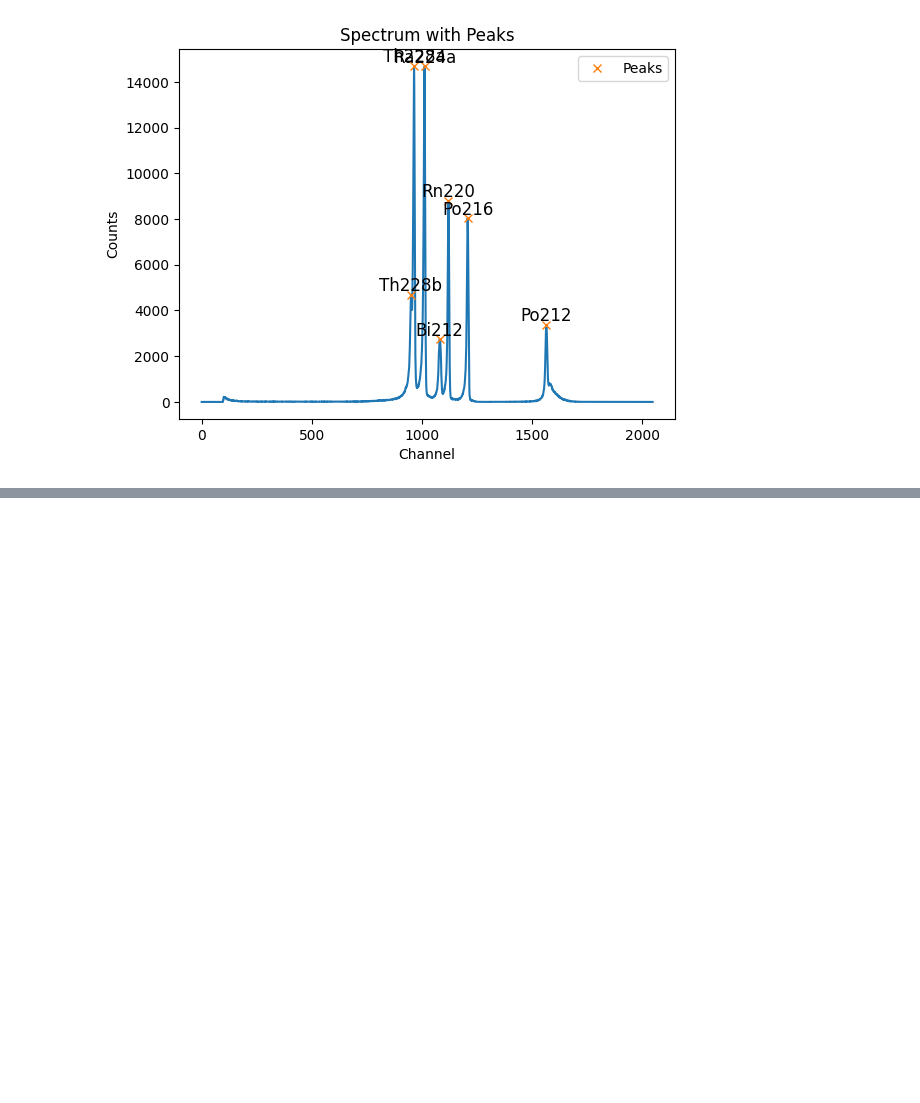
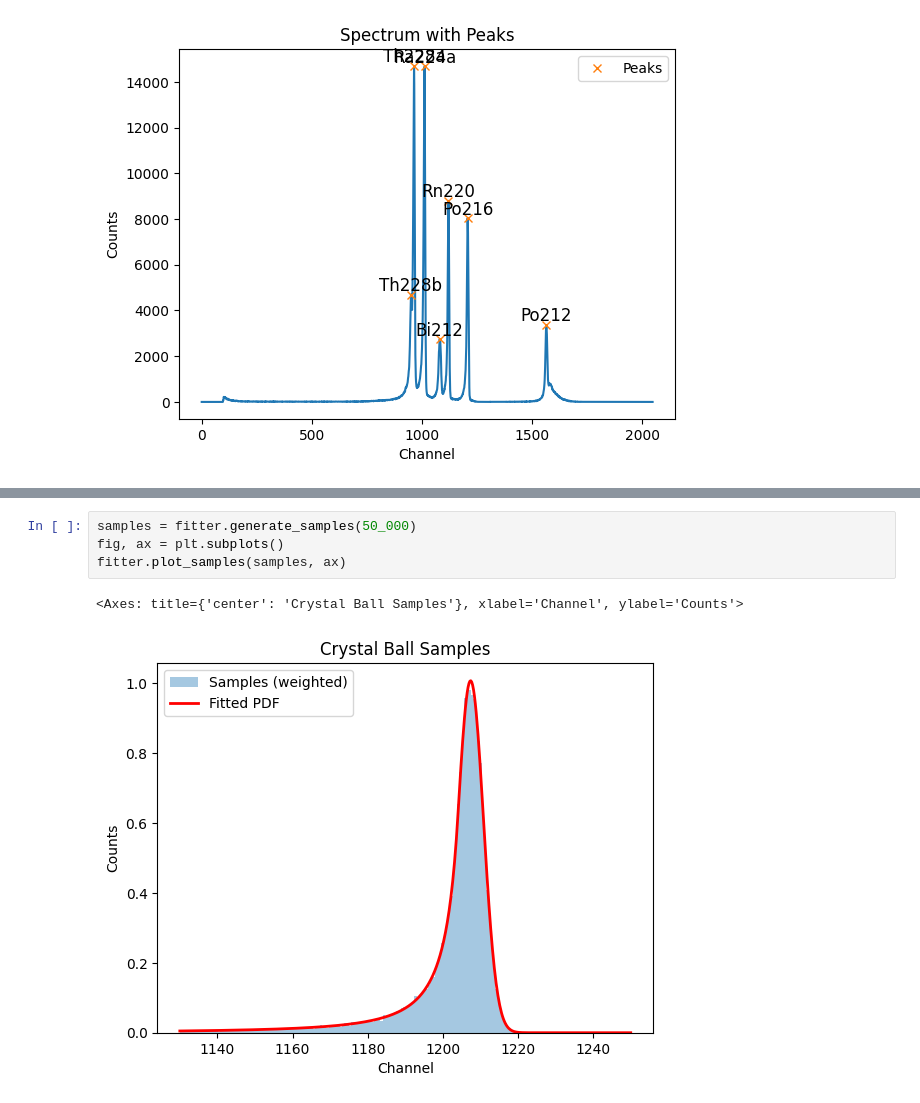
Before and after one commit to proscrite/RaTag, a Jupyter notebook: notebooks/energy_calibration.ipynb, the cells around one changed output, grey strips where cells are left out. Saved outputs shown, nothing was run; the diff lists cells and outputs as text; blank space fills up the shorter version.

```diff
--- a/notebooks/energy_calibration.ipynb
+++ b/notebooks/energy_calibration.ipynb
@@ -40,0 +44,7 @@ sc.plot_calibration()
+# %%
+samples = fitter.generate_samples(50_000)
+fig, ax = plt.subplots()
+fitter.plot_samples(samples, ax)
+# %% [output]
+<Axes: title={'center': 'Crystal Ball Samples'}, xlabel='Channel', ylabel='Counts'>
+[figure, added]
```
Also changed, not shown: parts of 4 cells of this notebook, 1 other file.
